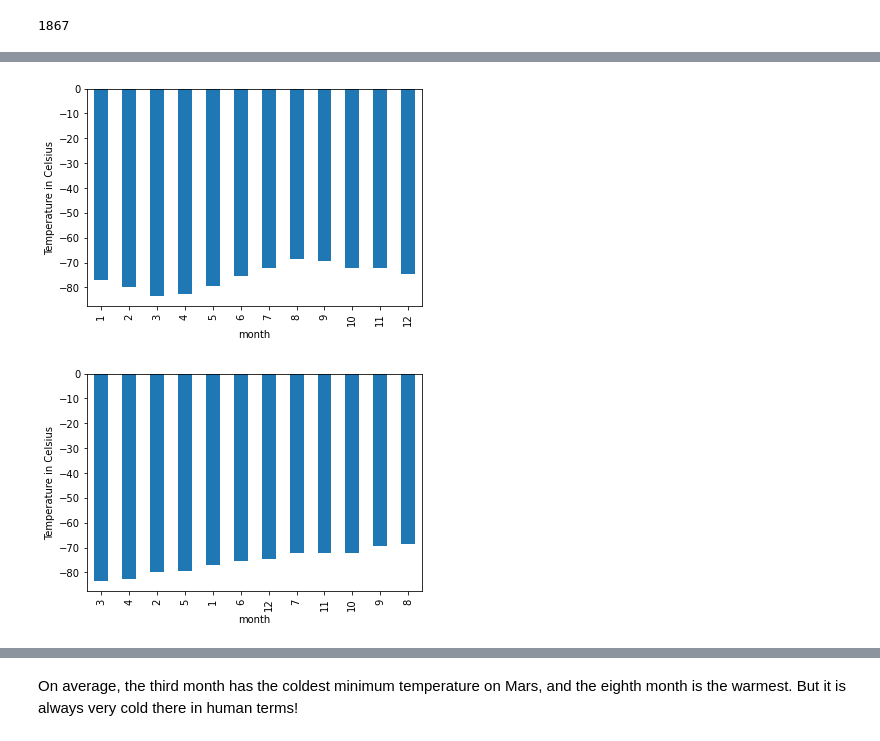
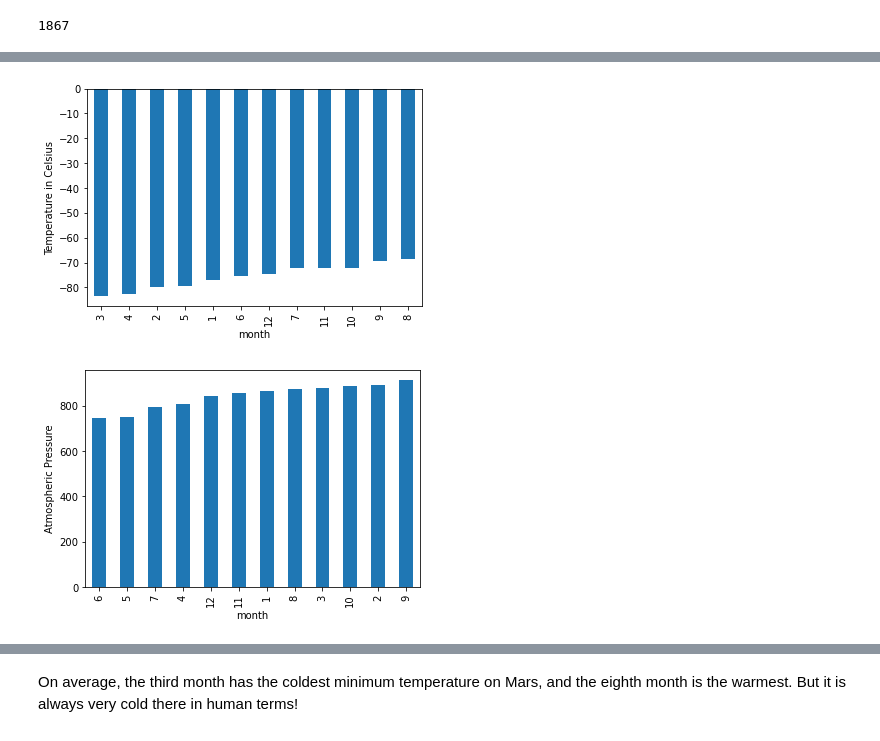
Before and after one commit to kengelhardt24/Mars-Weather-Web-Scraping, a Jupyter notebook: part_2_mars_weather.ipynb, the cells around one changed output, grey strips where cells are left out. Saved outputs shown, nothing was run; the diff lists cells and outputs as text; code cells hidden in the pictures.

```diff
--- a/part_2_mars_weather.ipynb
+++ b/part_2_mars_weather.ipynb
@@ -33,3 +43,7 @@ Note that this can also be achieved by using the Pandas `read_html` function. Ho
+# %%
+header_list = []
+for each in temps_hdr:
+    header_list.append(each.text)
 # %% [markdown]
 ### Step 3: Store the Data
 
@@ -44,9 +58,15 @@ Assemble the scraped data into a Pandas DataFrame. The columns should have the s
 * `pressure`: The atmospheric pressure at Curiosity's location
 # %%
 # Create an empty list
-
+temp_list = []
 # Loop through the scraped data to create a list of rows
+for temp in temps:
+    temp_row = []
+    for data in temp.find_all('td'):
+        temp_row.append(data.text)
+    temp_list.append(temp_row)
 # %%
 # Create a Pandas DataFrame by using the list of rows and a list of the column names
+df = pd.DataFrame(temp_list, columns=header_list)
 # %%
 # Confirm DataFrame was created successfully
@@ -79,2 +99,11 @@ dtype: object
+# %%
+# Change data types for data analysis
+df['id'] = pd.to_numeric(df['id'], downcast='integer')
+df['terrestrial_date'] = pd.to_datetime(df['terrestrial_date'])
+df['sol'] = pd.to_numeric(df['sol'], downcast='integer')
+df['ls'] = pd.to_numeric(df['ls'], downcast='integer')
+df['month'] = pd.to_numeric(df['month'], downcast='integer')
+df['min_temp'] = pd.to_numeric(df['min_temp'], downcast='float')
+df['pressure'] = pd.to_numeric(df['pressure'], downcast='float')
 # %%
 # Confirm type changes were successful by examining data types again
@@ -143,10 +179,18 @@ Name: min_temp, dtype: float64
 # %%
 # Plot the average temperature by month
+m_avg_low_temp.sort_values().plot(kind='bar')
+plt.ylabel('Temperature in Celsius')
+plt.show()
 # %% [output]
-[figure, old version]
+[figure, new version]
 # %%
 # Identify the coldest and hottest months in Curiosity's location
+averages_psi = df.groupby('month')['pressure'].mean()
+averages_psi
+averages_psi.sort_values().plot(kind='bar')
+plt.ylabel('Atmospheric Pressure')
+plt.show()
 # %% [output]
-[figure, old version]
+[figure, new version]
 # %%
 # 4. Average pressure by Martian month
```
Also changed, not shown: parts of 17 cells of this notebook, 4 other files.
